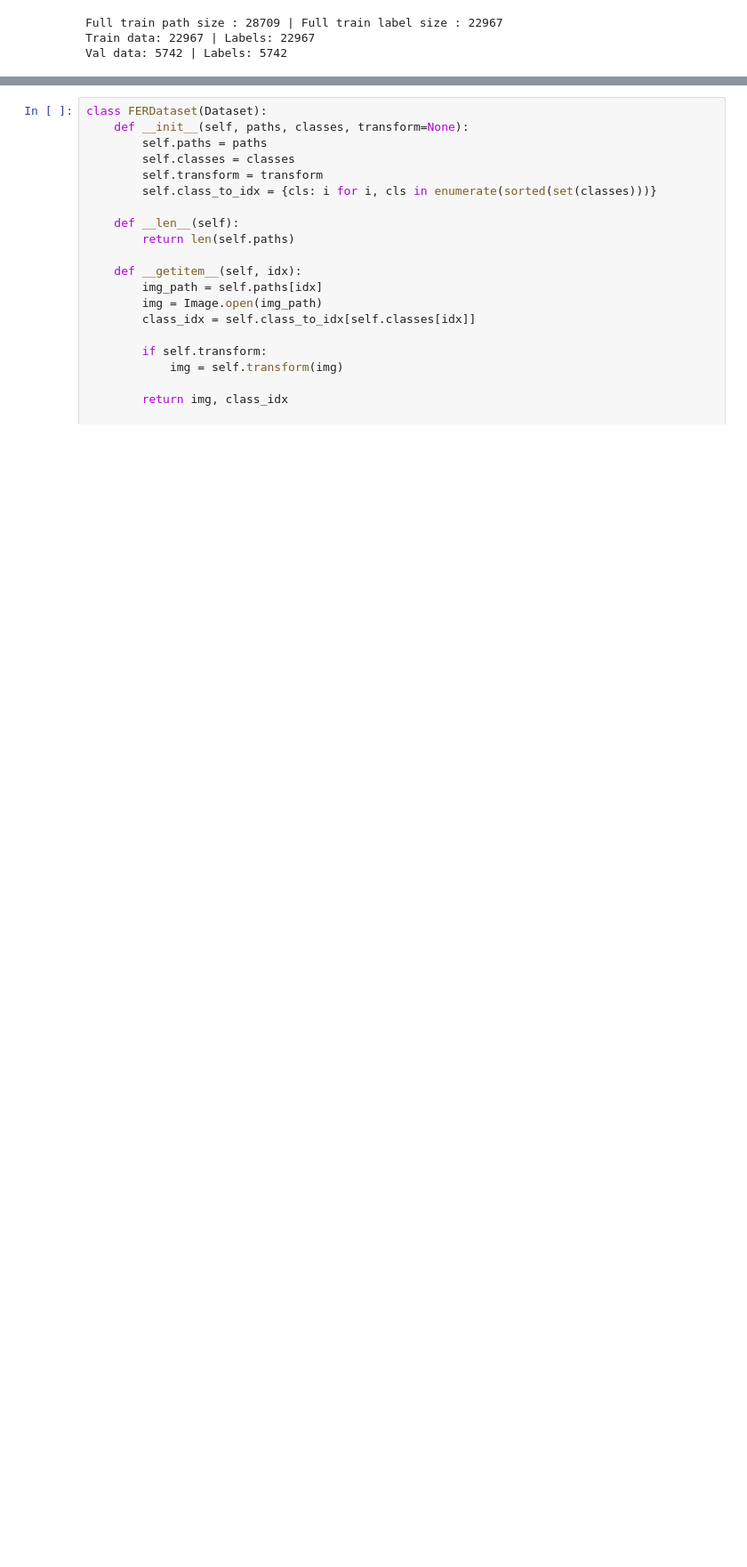
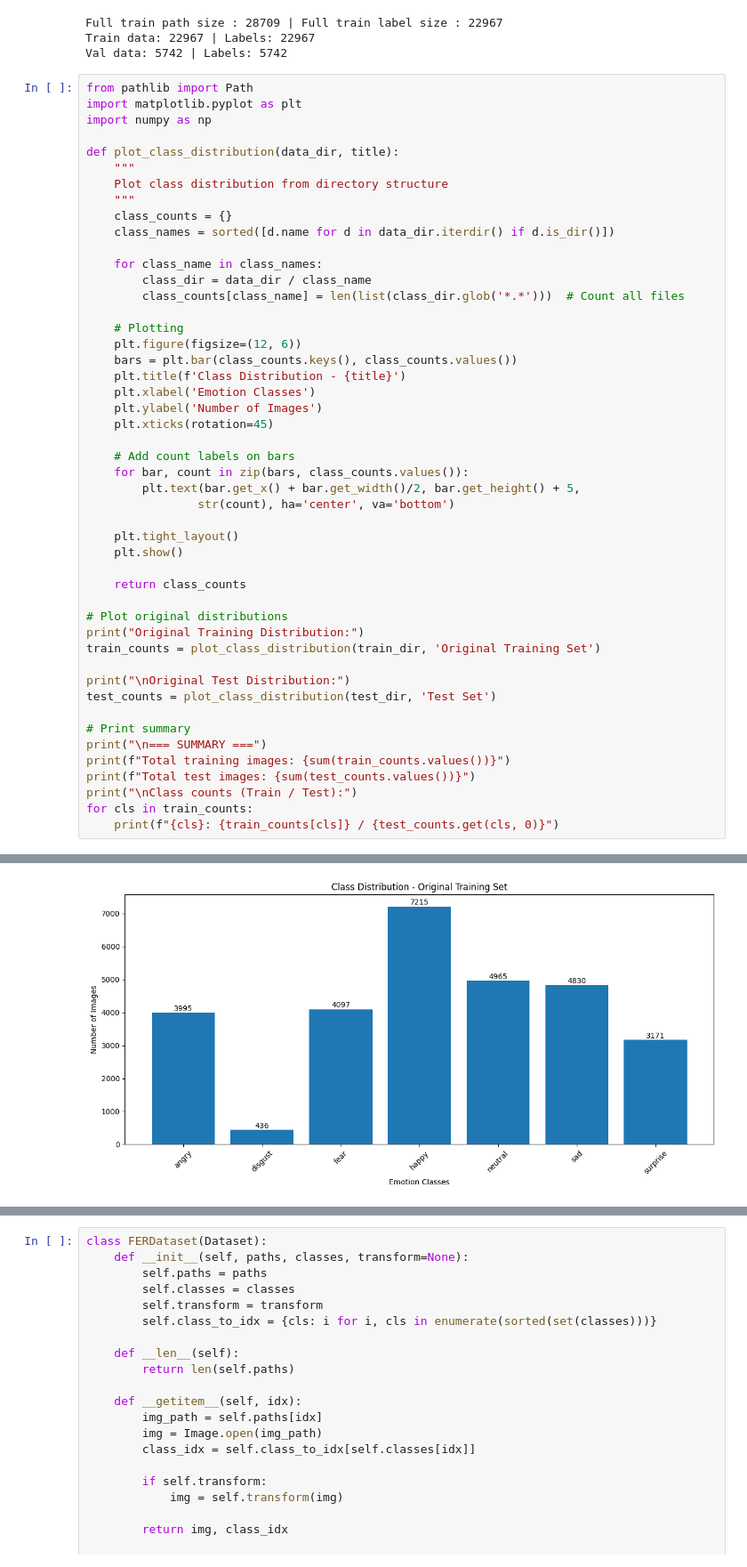
Before and after one commit to yoga-sugitha/Learn_ML_Kaggle, a Jupyter notebook: fer-with-pytorch.ipynb, the cells around one changed output, grey strips where cells are left out. Shown at 89% size. Saved outputs shown, nothing was run; the diff lists cells and outputs as text; blank space fills up the shorter version.

```diff
--- a/fer-with-pytorch.ipynb
+++ b/fer-with-pytorch.ipynb
@@ -57,3 +55,52 @@ print(f"Full train path size : {len(train_img_path_list)} | Full train label siz
 Full train path size : 28709 | Full train label size : 22967
 Train data: 22967 | Labels: 22967
 Val data: 5742 | Labels: 5742
+# %%
+from pathlib import Path
+import matplotlib.pyplot as plt
+import numpy as np
+
+def plot_class_distribution(data_dir, title):
+    """
+    Plot class distribution from directory structure
+    """
+    class_counts = {}
+    class_names = sorted([d.name for d in data_dir.iterdir() if d.is_dir()])
+
+    for class_name in class_names:
+        class_dir = data_dir / class_name
+        class_counts[class_name] = len(list(class_dir.glob('*.*')))  # Count all files
+
+    # Plotting
+    plt.figure(figsize=(12, 6))
+    bars = plt.bar(class_counts.keys(), class_counts.values())
+    plt.title(f'Class Distribution - {title}')
+    plt.xlabel('Emotion Classes')
+    plt.ylabel('Number of Images')
+    plt.xticks(rotation=45)
+
+    # Add count labels on bars
+    for bar, count in zip(bars, class_counts.values()):
+        plt.text(bar.get_x() + bar.get_width()/2, bar.get_height() + 5,
+                str(count), ha='center', va='bottom')
+
+    plt.tight_layout()
+    plt.show()
+
+    return class_counts
+
+# Plot original distributions
+print("Original Training Distribution:")
+train_counts = plot_class_distribution(train_dir, 'Original Training Set')
+
+print("\nOriginal Test Distribution:")
+test_counts = plot_class_distribution(test_dir, 'Test Set')
+
+# Print summary
+print("\n=== SUMMARY ===")
+print(f"Total training images: {sum(train_counts.values())}")
+print(f"Total test images: {sum(test_counts.values())}")
+print("\nClass counts (Train / Test):")
+for cls in train_counts:
+    print(f"{cls}: {train_counts[cls]} / {test_counts.get(cls, 0)}")
+# %% [output]
@@ -59,0 +108 @@ Val data: 5742 | Labels: 5742
+[figure, added]
```
Also changed, not shown: parts of 12 cells of this notebook.
